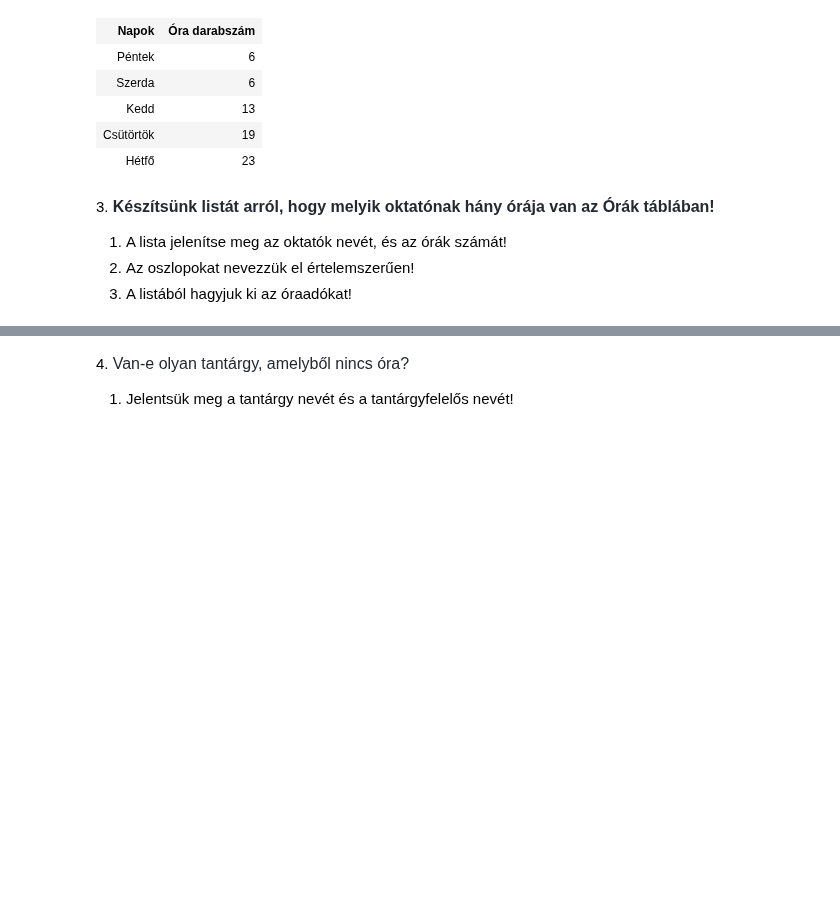
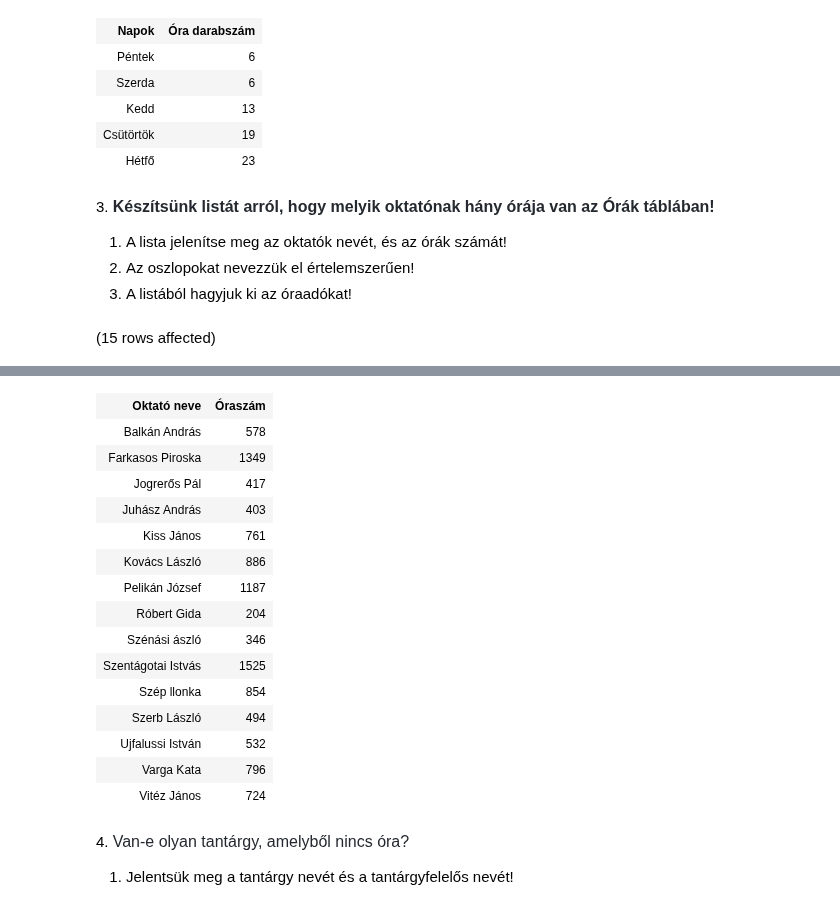
Before and after one commit to Dobo-Lilla/adatbazisok, a Jupyter notebook: gyakorlat03_feladatok.ipynb, the cells around one changed output, grey strips where cells are left out. Drawn from its saved outputs; the diff is of its cells as text; code cells hidden in the pictures; blank space fills up the shorter version.

```diff
--- a/gyakorlat03_feladatok.ipynb
+++ b/gyakorlat03_feladatok.ipynb
@@ -56,3 +56,12 @@ Total execution time: 00:00:00.040
 1. A lista jelenítse meg az oktatók nevét, és az órák számát!
 2. Az oszlopokat nevezzük el értelemszerűen!
 3. A listából hagyjuk ki az óraadókat!
+# %%
+SELECT okt.nev AS 'Oktató neve',
+ SUM(ora_id) AS 'Óraszám'
+FROM Orak o JOIN Oktatok okt ON o.tanar = okt.oktato_id
+    JOIN Beosztasok b ON okt.beosztás = b.beosztas_id
+WHERE beosztasnev <> 'Óraadó'
+GROUP BY okt.nev
+# %% [output]
+(15 rows affected)
@@ -59,3 +69,19 @@ Total execution time: 00:00:00.040
+| Oktató neve | Óraszám |
+| Balkán András | 578 |
+| Farkasos Piroska | 1349 |
+| Jogrerős Pál | 417 |
+| Juhász András | 403 |
+| Kiss János | 761 |
+| Kovács László | 886 |
+| Pelikán József | 1187 |
+| Róbert Gida | 204 |
+| Szénási ászló | 346 |
+| Szentágotai Istvás | 1525 |
+| Szép llonka | 854 |
+| Szerb László | 494 |
+| Ujfalussi István | 532 |
+| Varga Kata | 796 |
+| Vitéz János | 724 |
 # %% [markdown]
 4. <span style="color: rgb(36, 41, 47); font-family: -apple-system, BlinkMacSystemFont, &quot;Segoe UI&quot;, Helvetica, Arial, sans-serif, &quot;Apple Color Emoji&quot;, &quot;Segoe UI Emoji&quot;; font-size: 16px;">Van-e olyan tantárgy, amelyből nincs óra?</span>
 
```
Also changed, not shown: parts of 1 cell of this notebook.
